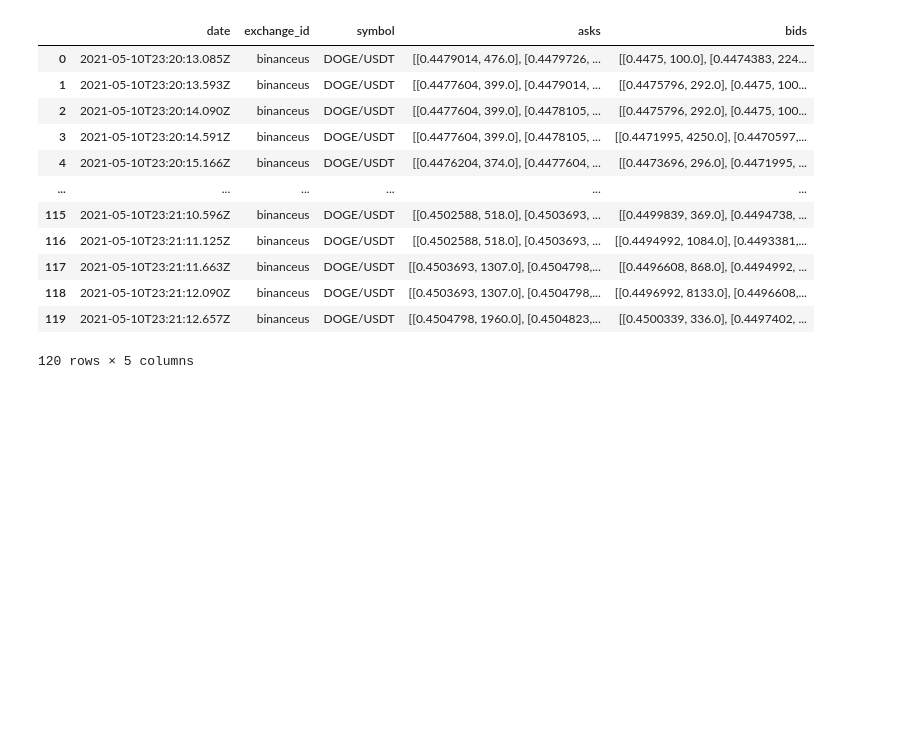
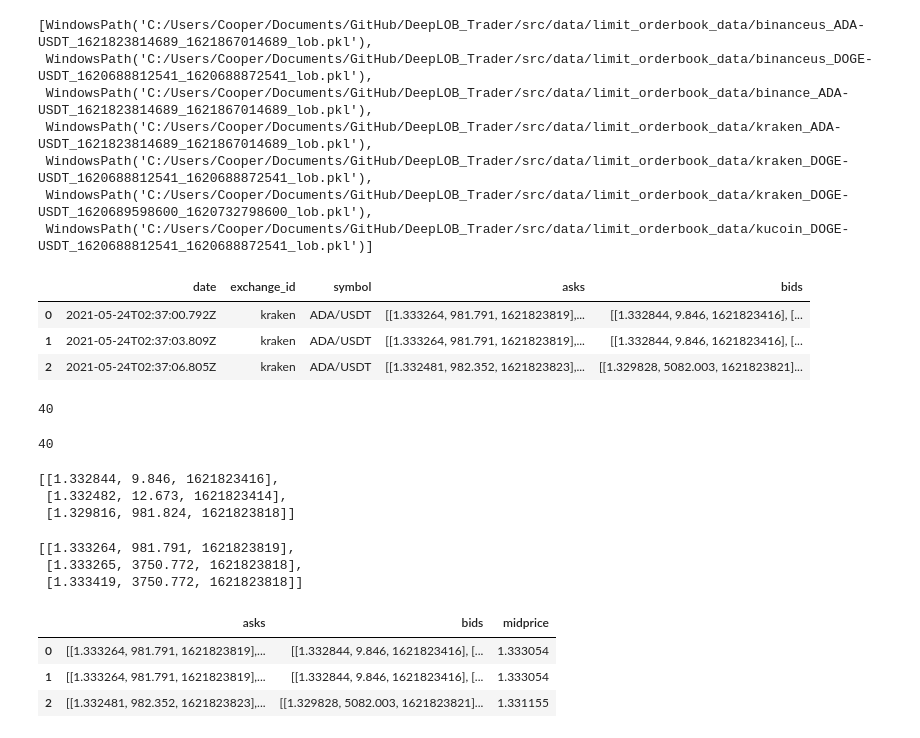
Before and after one commit to RCSnyder/DeepLOB_Trader, a Jupyter notebook: src/get_limit_order_book_to_pickle.ipynb, the cells around one changed output. Cells and saved outputs as stored; diff of their text form; code cells hidden in the pictures; blank space fills up the shorter version.

Commit message:
moved files and played with limit order data

```diff
--- a/src/get_limit_order_book_to_pickle.ipynb
+++ b/src/get_limit_order_book_to_pickle.ipynb
@@ -7,19 +10,43 @@ import sys
 from pprint import pprint
+# %%
+p = Path(os.path.abspath(os.getcwd())) / "data" / "limit_orderbook_data"
+p = p.resolve()
+orderbook_paths = [x for x in p.iterdir() if x.is_file()]
+orderbook_paths
+# %% [output]
+[WindowsPath('C:/Users/Cooper/Documents/GitHub/DeepLOB_Trader/src/data/limit_orderbook_data/binanceus_ADA-USDT_1621823814689_1621867014689_lob.pkl'),
+ WindowsPath('C:/Users/Cooper/Documents/GitHub/DeepLOB_Trader/src/data/limit_orderbook_data/binanceus_DOGE-USDT_1620688812541_1620688872541_lob.pkl'),
+ WindowsPath('C:/Users/Cooper/Documents/GitHub/DeepLOB_Trader/src/data/limit_orderbook_data/binance_ADA-USDT_1621823814689_1621867014689_lob.pkl'),
+ WindowsPath('C:/Users/Cooper/Documents/GitHub/DeepLOB_Trader/src/data/limit_orderbook_data/kraken_ADA-USDT_1621823814689_1621867014689_lob.pkl'),
+ WindowsPath('C:/Users/Cooper/Documents/GitHub/DeepLOB_Trader/src/data/limit_orderbook_data/kraken_DOGE-USDT_1620688812541_1620688872541_lob.pkl'),
+ WindowsPath('C:/Users/Cooper/Documents/GitHub/DeepLOB_Trader/src/data/limit_orderbook_data/kraken_DOGE-USDT_1620689598600_1620732798600_lob.pkl'),
+ WindowsPath('C:/Users/Cooper/Documents/GitHub/DeepLOB_Trader/src/data/limit_orderbook_data/kucoin_DOGE-USDT_1620688812541_1620688872541_lob.pkl')]
 # %%
-df = pd.read_pickle("binanceus_DOGE-USDT_1620688812541_1620688872541_lob.pkl")
+df = pd.read_pickle(orderbook_paths[3])
 # %%
-df
+df.head(3)
 # %% [output]
 |  | date | exchange_id | symbol | asks | bids |
-| 0 | 2021-05-10T23:20:13.085Z | binanceus | DOGE/USDT | [[0.4479014, 476.0], [0.4479726, ... | [[0.4475, 100.0], [0.4474383, 224... |
-| 1 | 2021-05-10T23:20:13.593Z | binanceus | DOGE/USDT | [[0.4477604, 399.0], [0.4479014, ... | [[0.4475796, 292.0], [0.4475, 100... |
-| 2 | 2021-05-10T23:20:14.090Z | binanceus | DOGE/USDT | [[0.4477604, 399.0], [0.4478105, ... | [[0.4475796, 292.0], [0.4475, 100... |
-| 3 | 2021-05-10T23:20:14.591Z | binanceus | DOGE/USDT | [[0.4477604, 399.0], [0.4478105, ... | [[0.4471995, 4250.0], [0.4470597,... |
-| 4 | 2021-05-10T23:20:15.166Z | binanceus | DOGE/USDT | [[0.4476204, 374.0], [0.4477604, ... | [[0.4473696, 296.0], [0.4471995, ... |
-| ... | ... | ... | ... | ... | ... |
-| 115 | 2021-05-10T23:21:10.596Z | binanceus | DOGE/USDT | [[0.4502588, 518.0], [0.4503693, ... | [[0.4499839, 369.0], [0.4494738, ... |
-| 116 | 2021-05-10T23:21:11.125Z | binanceus | DOGE/USDT | [[0.4502588, 518.0], [0.4503693, ... | [[0.4494992, 1084.0], [0.4493381,... |
-| 117 | 2021-05-10T23:21:11.663Z | binanceus | DOGE/USDT | [[0.4503693, 1307.0], [0.4504798,... | [[0.4496608, 868.0], [0.4494992, ... |
-| 118 | 2021-05-10T23:21:12.090Z | binanceus | DOGE/USDT | [[0.4503693, 1307.0], [0.4504798,... | [[0.4496992, 8133.0], [0.4496608,... |
-| 119 | 2021-05-10T23:21:12.657Z | binanceus | DOGE/USDT | [[0.4504798, 1960.0], [0.4504823,... | [[0.4500339, 336.0], [0.4497402, ... |
+| 0 | 2021-05-24T02:37:00.792Z | kraken | ADA/USDT | [[1.333264, 981.791, 1621823819],... | [[1.332844, 9.846, 1621823416], [... |
+| 1 | 2021-05-24T02:37:03.809Z | kraken | ADA/USDT | [[1.333264, 981.791, 1621823819],... | [[1.332844, 9.846, 1621823416], [... |
+| 2 | 2021-05-24T02:37:06.805Z | kraken | ADA/USDT | [[1.332481, 982.352, 1621823823],... | [[1.329828, 5082.003, 1621823821]... |
-120 rows × 5 columns
+# %%
+len(df['asks'][0])
+# %% [output]
+40
+# %%
+len(df['bids'][0])
+# %% [output]
+40
+# %%
+df['bids'][0][:3]
+# %% [output]
+[[1.332844, 9.846, 1621823416],
+ [1.332482, 12.673, 1621823414],
+ [1.329816, 981.824, 1621823818]]
+# %%
+df['asks'][0][:3]
+# %% [output]
+[[1.333264, 981.791, 1621823819],
+ [1.333265, 3750.772, 1621823818],
+ [1.333419, 3750.772, 1621823818]]
@@ -25,0 +65,7 @@ df
+# %%
+df.head(3)
+# %% [output]
+|  | asks | bids | midprice |
+| 0 | [[1.333264, 981.791, 1621823819],... | [[1.332844, 9.846, 1621823416], [... | 1.333054 |
+| 1 | [[1.333264, 981.791, 1621823819],... | [[1.332844, 9.846, 1621823416], [... | 1.333054 |
+| 2 | [[1.332481, 982.352, 1621823823],... | [[1.329828, 5082.003, 1621823821]... | 1.331155 |
```
Also changed, not shown: parts of 31 cells of this notebook, 4 other files.
